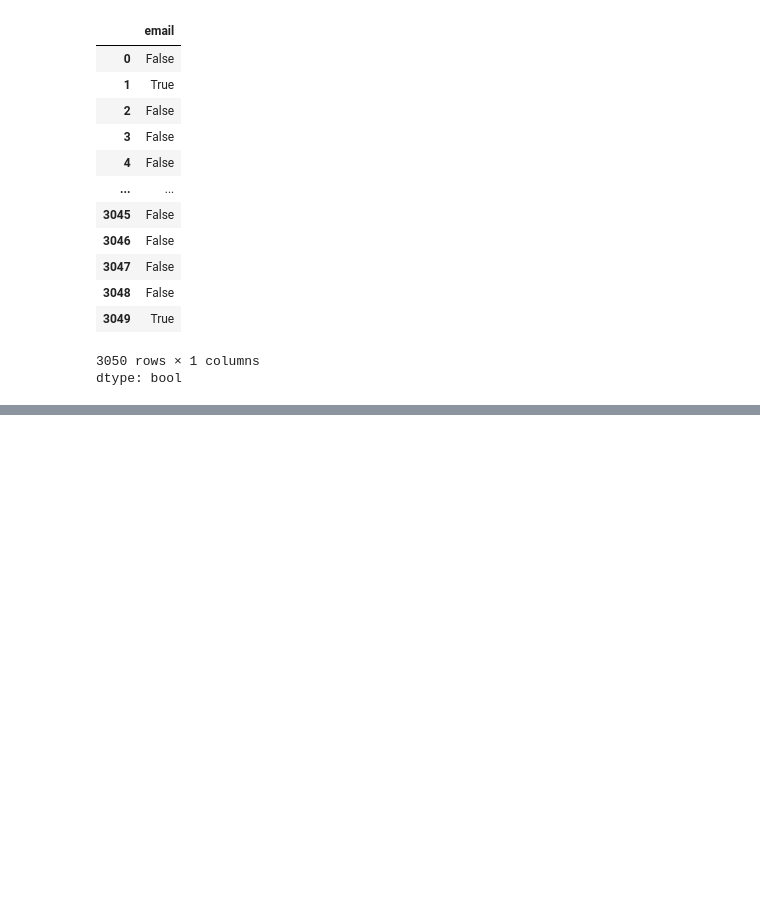
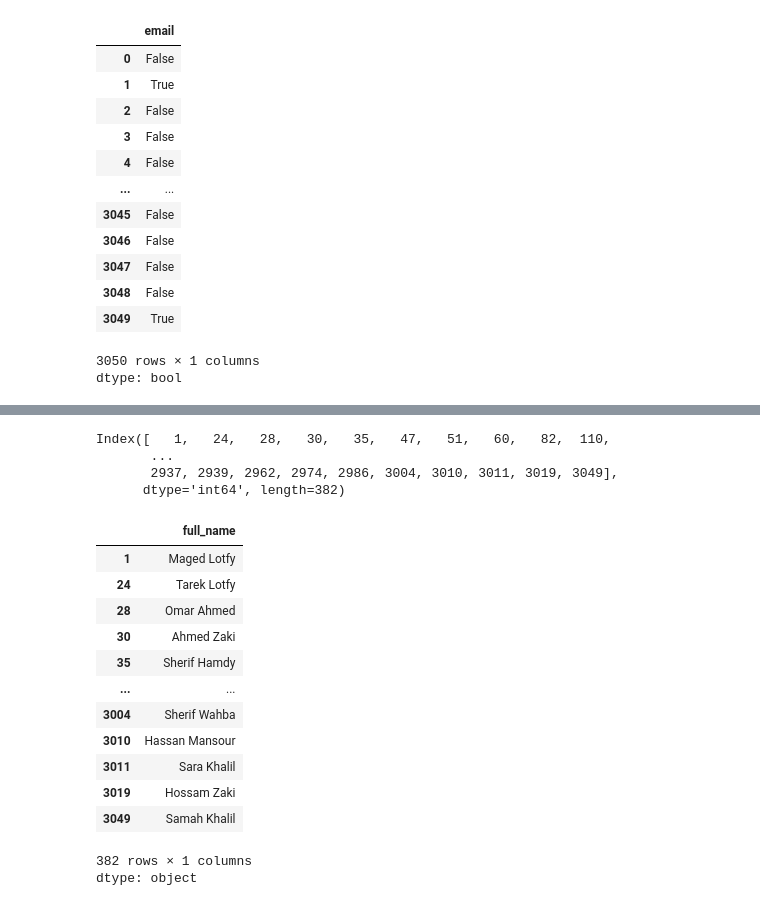
Before and after one commit to Addakularanjith123/Practice-sql, a Jupyter notebook: kaggle_data/Lotus Retail Dataset - Power BI (Multi tables)/Uncleaned/dim_cust.ipynb, the cells around one changed output, grey strips where cells are left out. Drawn from its saved outputs; the diff is of its cells as text; code cells hidden in the pictures; blank space fills up the shorter version.

```diff
--- a/kaggle_data/Lotus Retail Dataset - Power BI (Multi tables)/Uncleaned/dim_cust.ipynb
+++ b/kaggle_data/Lotus Retail Dataset - Power BI (Multi tables)/Uncleaned/dim_cust.ipynb
@@ -103,0 +115,5 @@ dtype: bool
+# %%
+missing = dim_cust['email'].isna() #selecting the Nan indexes in the data frame
+
+print(type(missing))
+print(missing.head())
@@ -103,0 +143,24 @@ dtype: bool
+# %%
+print(dim_cust.index[missing])
+# %% [output]
+Index([   1,   24,   28,   30,   35,   47,   51,   60,   82,  110,
+       ...
+       2937, 2939, 2962, 2974, 2986, 3004, 3010, 3011, 3019, 3049],
+      dtype='int64', length=382)
+# %%
+dim_cust.loc[missing, 'full_name'] #selecting missing indexes and full_name column
+# %% [output]
+|  | full_name |
+| 1 | Maged Lotfy |
+| 24 | Tarek Lotfy |
+| 28 | Omar Ahmed |
+| 30 | Ahmed Zaki |
+| 35 | Sherif Hamdy |
+| ... | ... |
+| 3004 | Sherif Wahba |
+| 3010 | Hassan Mansour |
+| 3011 | Sara Khalil |
+| 3019 | Hossam Zaki |
+| 3049 | Samah Khalil |
+382 rows × 1 columns
+dtype: object
```
Also changed, not shown: parts of 9 cells of this notebook.
